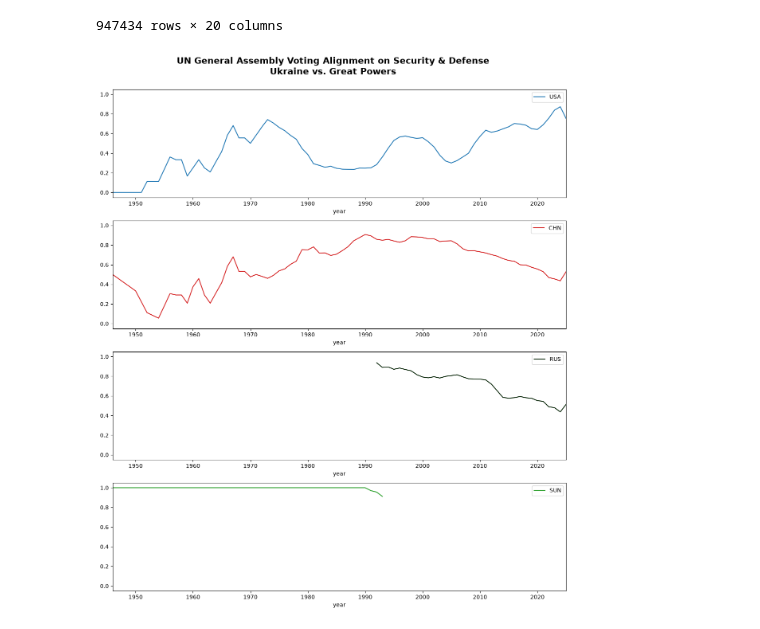
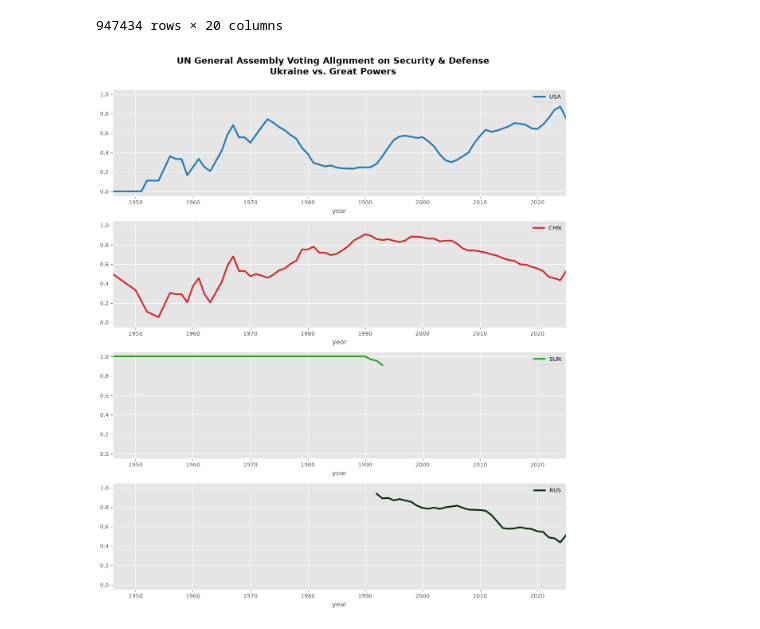
Before and after one commit to chelspirit24/UN-GA-Voting-Alignment, a Jupyter notebook: un_interactive.ipynb, the cells around one changed output. Drawn from its saved outputs; the diff is of its cells as text; code cells hidden in the pictures.

Commit message:
UN Static Plot

```diff
--- a/un_interactive.ipynb
+++ b/un_interactive.ipynb
@@ -46,7 +46,7 @@ if len(matches) == 0:
 
 else:
     target = matches['ms_code'].iloc[0]
-    display_name = matches['ms_name'].iloc[0].title()
+    country = matches['ms_name'].iloc[0].title()
 # %%
 def calculate_alignment(pivot_df, target_country, great_powers):
     results = pivot_df[['undl_id', 'date', 'year']].copy()
@@ -69,26 +69,28 @@ def calculate_alignment(pivot_df, target_country, great_powers):
 
     return results
 
-powers = ['USA', 'CHN', 'RUS', 'SUN']
+powers = ['USA', 'CHN', 'SUN', 'RUS']
 
 alignment_df = calculate_alignment(vote_pivot, target, powers)
 annual_alignment = alignment_df.groupby('year')[[f'Align_{gp}' for gp in powers]].mean()
 # %%
+plt.style.use("ggplot")
 colors = {'USA': '#1f77b4', 'CHN': '#d62728', 'SUN': '#2ca02c','RUS': '#0b280b'}
 
 annual_alignment.rename(columns=lambda c: c.split('_')[1]).rolling(3, min_periods=1).mean().plot(
     subplots=True,
     layout=(4, 1),
     figsize=(12, 14),
     sharex=False,
     sharey=False,
     ylim=(-0.05, 1.05),
     xlim=(annual_alignment.index.min(), annual_alignment.index.max()),
-    color=colors
+    color=colors,
+    linewidth=3
 )
 
-plt.suptitle(f"UN General Assembly Voting Alignment on Security & Defense\n{display_name} vs. Great Powers", fontsize=16, weight="bold", y=1.00)
+plt.suptitle(f"UN General Assembly Voting Alignment on Security & Defense\n{country} vs. Great Powers", fontsize=16, weight="bold", y=1.00)
 plt.tight_layout()
 plt.show()
 # %% [output]
-[figure, old version]
+[figure, new version]
```
Also changed, not shown: 1 other file.
